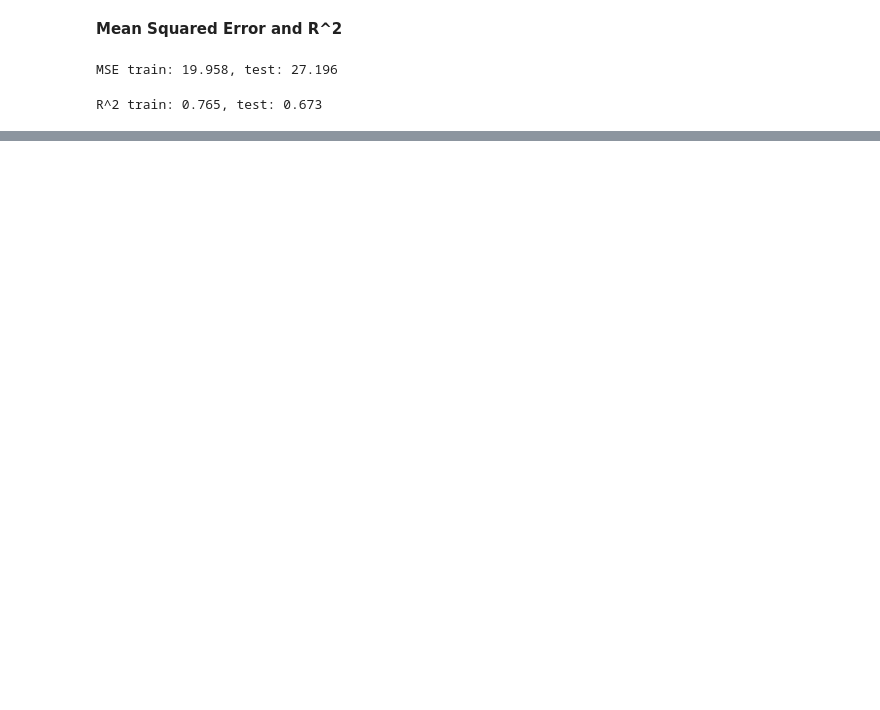
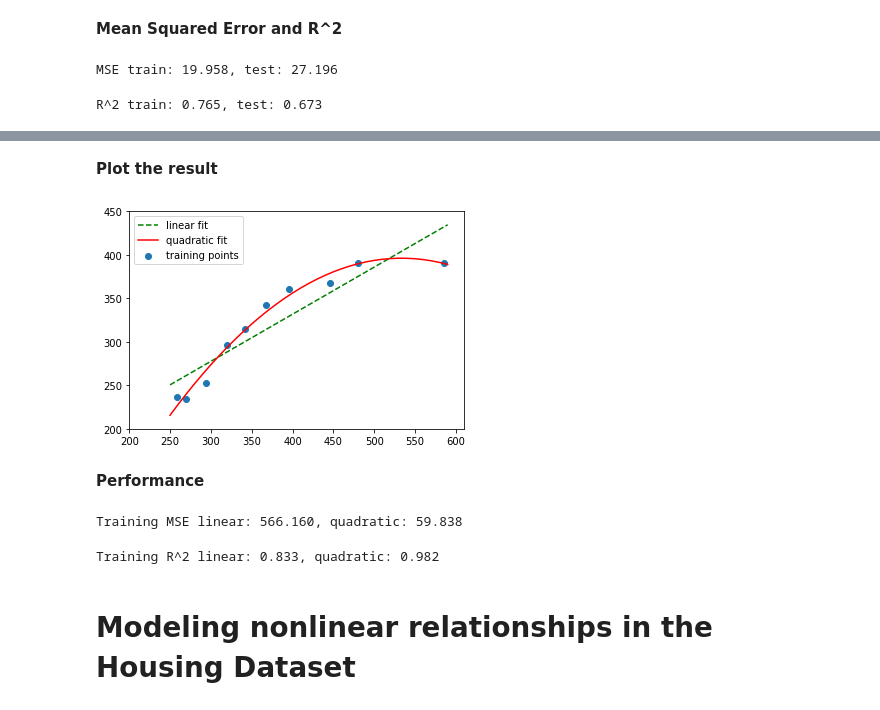
Before and after one commit to hehuilong/pml, a Jupyter notebook: Chapter_10.ipynb, the cells around one changed output, grey strips where cells are left out. Cells and saved outputs as stored; diff of their text form; code cells hidden in the pictures; blank space fills up the shorter version.

Commit message:
polynomial regression

```diff
--- a/Chapter_10.ipynb
+++ b/Chapter_10.ipynb
@@ -309,0 +326,2 @@ R^2 train: 0.765, test: 0.673
+# %%
+y = np.array([236.4, 234.4, 252.8, 296.6, 314.2, 342.2, 360.8, 368.0, 391.2, 390.8])
@@ -309,0 +332,5 @@ R^2 train: 0.765, test: 0.673
+# %%
+lr = LinearRegression()
+pr = LinearRegression()
+quadratic = PolynomialFeatures(degree=2)
+X_quad = quadratic.fit_transform(X)
@@ -309,0 +356,4 @@ R^2 train: 0.765, test: 0.673
+# %%
+lr.fit(X, y)
+X_fit = np.arange(250, 600, 10)[:, np.newaxis]
+y_lin_fit = lr.predict(X_fit)
@@ -309,0 +375,17 @@ R^2 train: 0.765, test: 0.673
+# %%
+pr.fit(X_quad[:, 1:], y)
+y_quad_fit = pr.predict(quadratic.fit_transform(X_fit)[:, 1:])
+# %% [markdown]
+**Plot the result**
+# %%
+plt.scatter(X, y, label='training points')
+plt.plot(X_fit, y_lin_fit, color='green', label='linear fit', linestyle='--')
+plt.plot(X_fit, y_quad_fit, color='red', label='quadratic fit')
+plt.xlim([200, 610])
+plt.ylim([200, 450])
+plt.legend()
+plt.show()
+# %% [output]
+[figure, added]
+# %% [markdown]
+**Performance**
@@ -309,0 +395,10 @@ R^2 train: 0.765, test: 0.673
+# %%
+print('Training MSE linear: %.3f, quadratic: %.3f' % (mean_squared_error(y, y_lin_pred), mean_squared_error(y, y_quad_pred)))
+# %% [output]
+Training MSE linear: 566.160, quadratic: 59.838
+# %%
+print('Training R^2 linear: %.3f, quadratic: %.3f' % (r2_score(y, y_lin_pred), r2_score(y, y_quad_pred)))
+# %% [output]
+Training R^2 linear: 0.833, quadratic: 0.982
+# %% [markdown]
+# Modeling nonlinear relationships in the Housing Dataset
```
Also changed, not shown: parts of 38 cells of this notebook.
